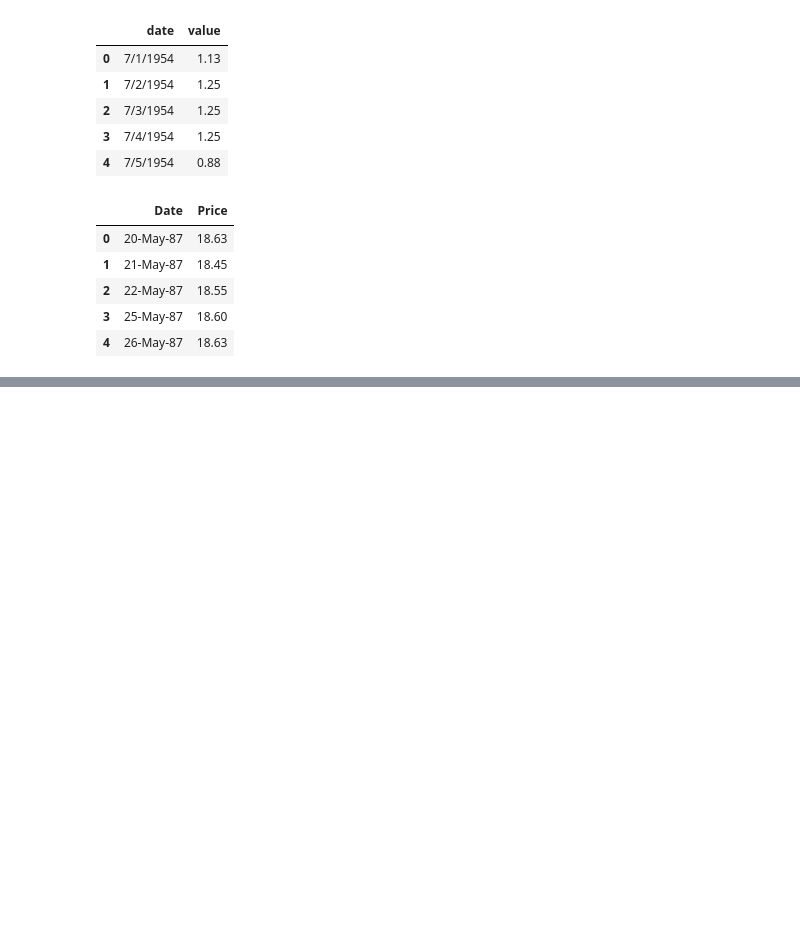
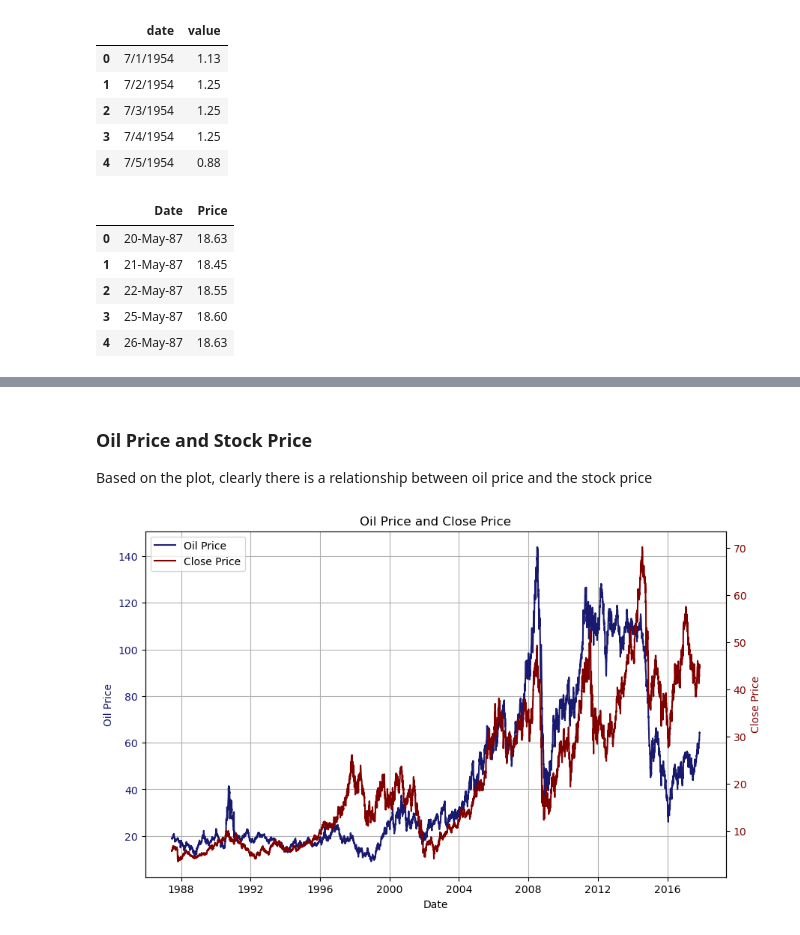
Before and after one commit to dshan805/stock_price_prediction, a Jupyter notebook: final_project.ipynb, the cells around one changed output, grey strips where cells are left out. Drawn from its saved outputs; the diff is of its cells as text; code cells hidden in the pictures; blank space fills up the shorter version.

```diff
--- a/final_project.ipynb
+++ b/final_project.ipynb
@@ -85,0 +391,29 @@ oil_price.head()
+# %% [markdown]
+### Oil Price and Stock Price
+Based on the plot, clearly there is a relationship between oil price and the stock price
+# %%
+# Create figure and axes
+fig, ax1 = plt.subplots(figsize=(10, 6))
+
+# Plot oil price as a line plot on the first y-axis
+ax1.plot(df['Date'], df['oil_price'], color='midnightblue', label='Oil Price')
+ax1.set_xlabel('Date')
+ax1.set_ylabel('Oil Price', color='midnightblue')
+ax1.tick_params(axis='y', labelcolor='midnightblue')
+ax1.grid(True)
+
+# Create a second y-axis for close price as a line plot
+ax2 = ax1.twinx()
+ax2.plot(df['Date'], df['Close'], color='maroon', label='Close Price')
+ax2.set_ylabel('Close Price', color='maroon')
+ax2.tick_params(axis='y', labelcolor='maroon')
+
+# Add legend
+lines1, labels1 = ax1.get_legend_handles_labels()
+lines2, labels2 = ax2.get_legend_handles_labels()
+ax1.legend(lines1 + lines2, labels1 + labels2, loc='upper left')
+
+plt.title('Oil Price and Close Price')
+plt.show()
+# %% [output]
+[figure, added]
```
Also changed, not shown: parts of 55 cells of this notebook.
